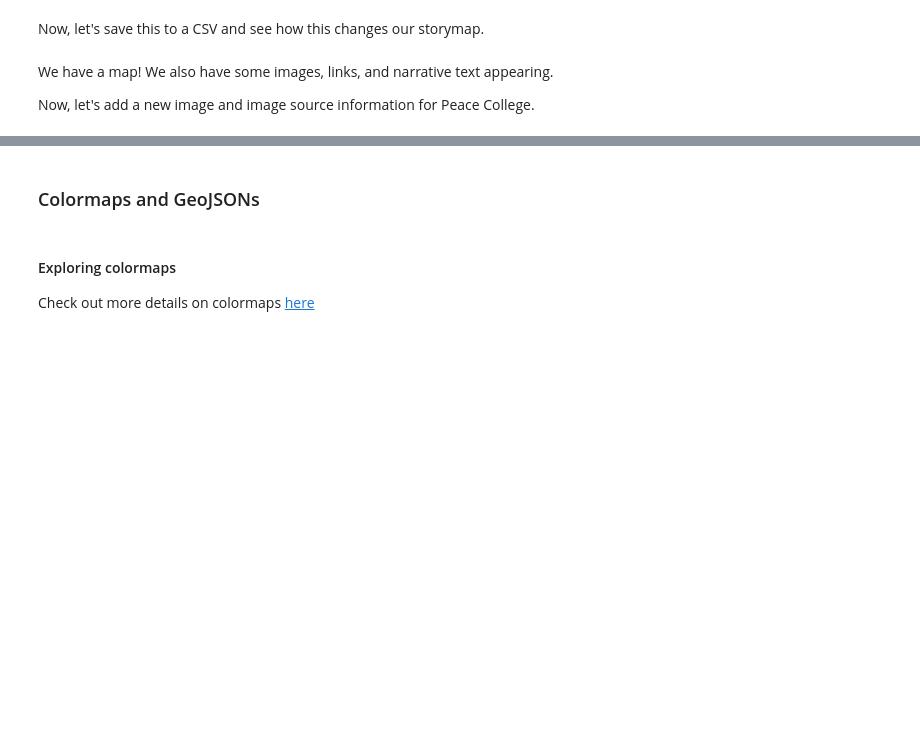
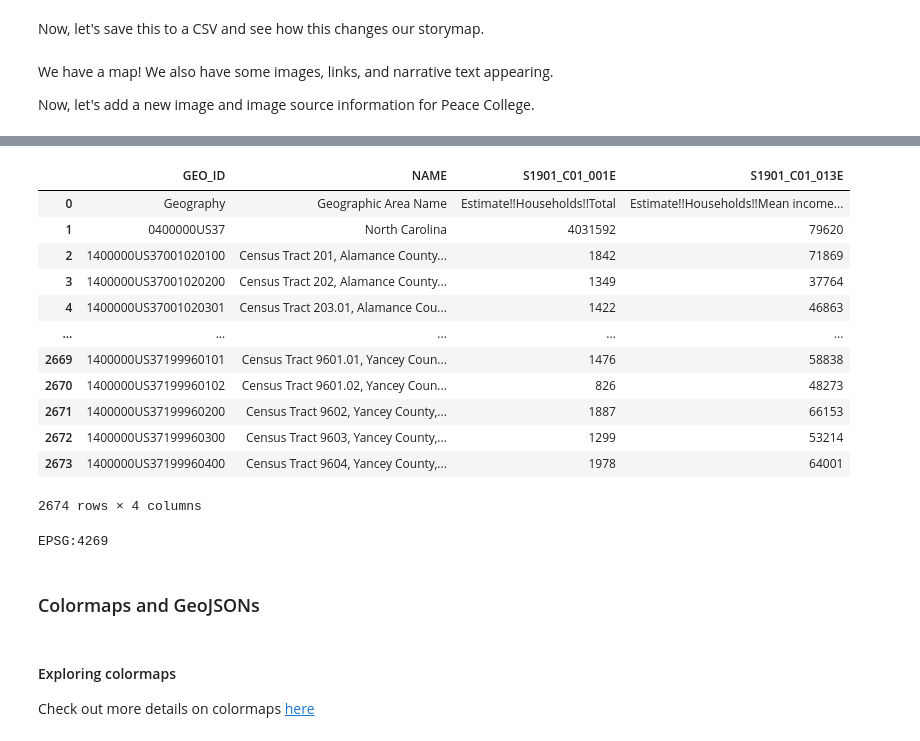
Before and after one commit to ConBonAon/GISFinal2023, a Jupyter notebook: storymap.ipynb, the cells around one changed output, grey strips where cells are left out. Drawn from its saved outputs; the diff is of its cells as text; code cells hidden in the pictures; blank space fills up the shorter version.

Commit message:
census crs

```diff
--- a/storymap.ipynb
+++ b/storymap.ipynb
@@ -766,3 +739,30 @@ Remember to add the data we are adding to their respective folders.
+# %%
+census = gpd.read_file('./csv/censusdata 2020/ACSST5Y2020.S1901-Data.csv')
+# %%
+census.crs = "EPSG:4269"
+# %%
+columns_to_keep = ['GEO_ID', 'NAME', 'S1901_C01_001E', 'S1901_C01_013E']
+t_census = census[columns_to_keep]
+# %%
+t_census
+# %% [output]
+|  | GEO_ID | NAME | S1901_C01_001E | S1901_C01_013E |
+| 0 | Geography | Geographic Area Name | Estimate!!Households!!Total | Estimate!!Households!!Mean income... |
+| 1 | 0400000US37 | North Carolina | 4031592 | 79620 |
+| 2 | 1400000US37001020100 | Census Tract 201, Alamance County... | 1842 | 71869 |
+| 3 | 1400000US37001020200 | Census Tract 202, Alamance County... | 1349 | 37764 |
+| 4 | 1400000US37001020301 | Census Tract 203.01, Alamance Cou... | 1422 | 46863 |
+| ... | ... | ... | ... | ... |
+| 2669 | 1400000US37199960101 | Census Tract 9601.01, Yancey Coun... | 1476 | 58838 |
+| 2670 | 1400000US37199960102 | Census Tract 9601.02, Yancey Coun... | 826 | 48273 |
+| 2671 | 1400000US37199960200 | Census Tract 9602, Yancey County,... | 1887 | 66153 |
+| 2672 | 1400000US37199960300 | Census Tract 9603, Yancey County,... | 1299 | 53214 |
+| 2673 | 1400000US37199960400 | Census Tract 9604, Yancey County,... | 1978 | 64001 |
+2674 rows × 4 columns
+# %%
+print(census.crs)
+# %% [output]
+EPSG:4269
 # %% [markdown]
 ### Colormaps and GeoJSONs
 # %%
```
Also changed, not shown: parts of 31 cells of this notebook, 2 other files.
